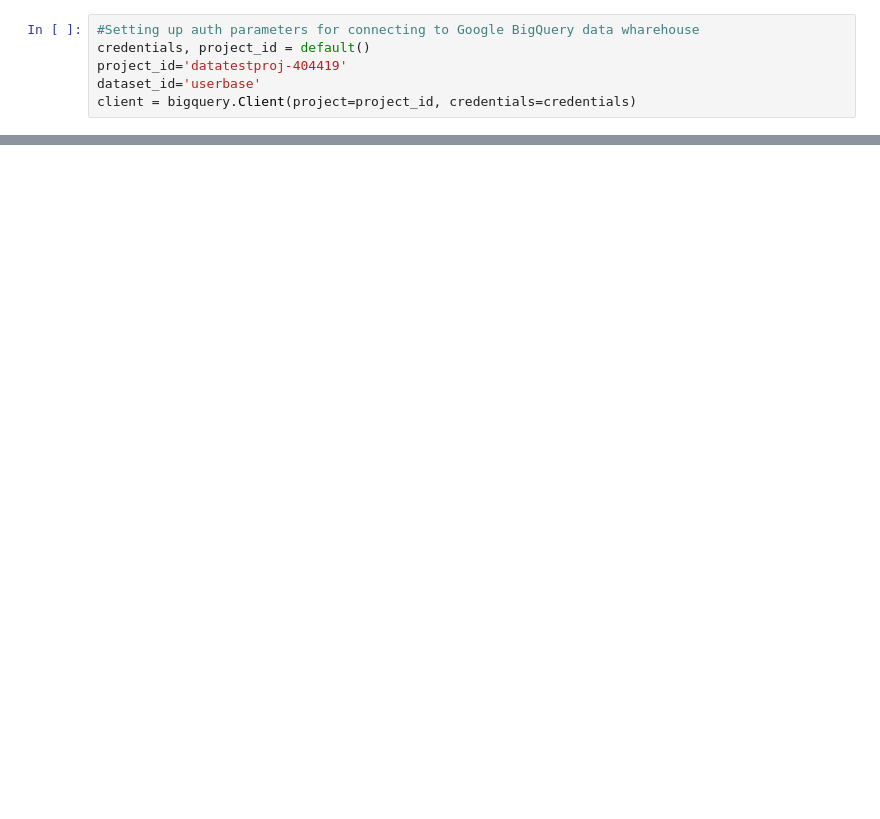
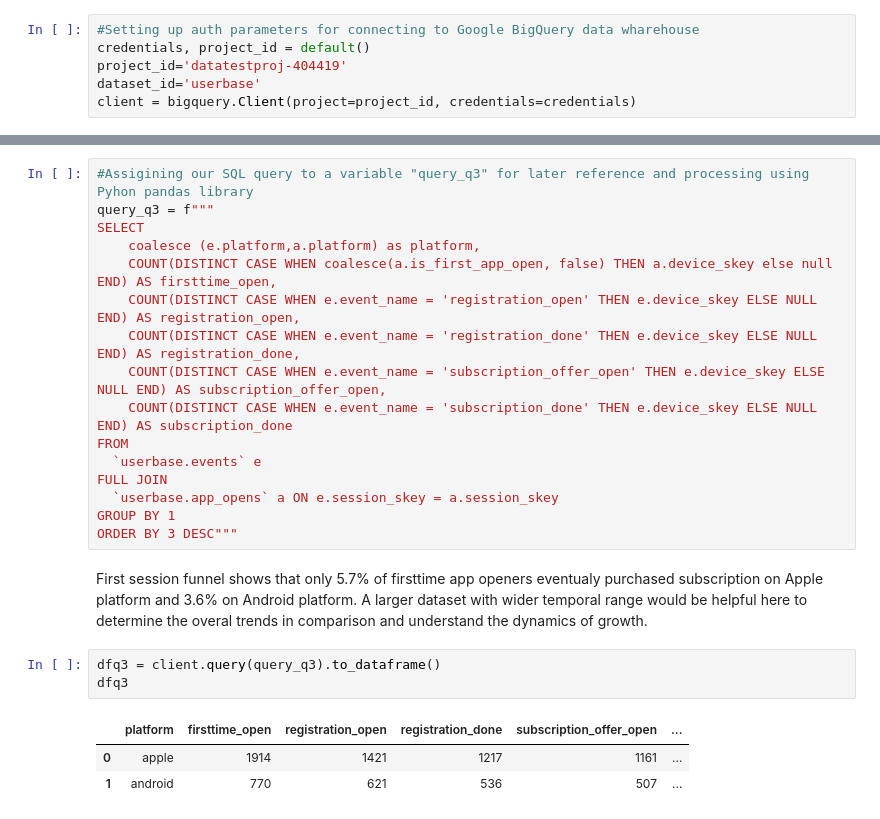
Before and after one commit to thearseno/pynotebooks, a Jupyter notebook: Growth_Task.ipynb, the cells around one changed output, grey strips where cells are left out. Saved outputs shown, nothing was run; the diff lists cells and outputs as text; blank space fills up the shorter version.

```diff
--- a/Growth_Task.ipynb
+++ b/Growth_Task.ipynb
@@ -96,0 +140,25 @@ plt.show()
+# %%
+#Assigining our SQL query to a variable "query_q3" for later reference and processing using Pyhon pandas library
+query_q3 = f"""
+SELECT
+    coalesce (e.platform,a.platform) as platform,
+    COUNT(DISTINCT CASE WHEN coalesce(a.is_first_app_open, false) THEN a.device_skey else null END) AS firsttime_open,
+    COUNT(DISTINCT CASE WHEN e.event_name = 'registration_open' THEN e.device_skey ELSE NULL END) AS registration_open,
+    COUNT(DISTINCT CASE WHEN e.event_name = 'registration_done' THEN e.device_skey ELSE NULL END) AS registration_done,
+    COUNT(DISTINCT CASE WHEN e.event_name = 'subscription_offer_open' THEN e.device_skey ELSE NULL END) AS subscription_offer_open,
+    COUNT(DISTINCT CASE WHEN e.event_name = 'subscription_done' THEN e.device_skey ELSE NULL END) AS subscription_done
+FROM
+  `userbase.events` e
+FULL JOIN
+  `userbase.app_opens` a ON e.session_skey = a.session_skey
+GROUP BY 1
+ORDER BY 3 DESC"""
+# %% [markdown]
+First session funnel shows that only 5.7% of firsttime app openers eventualy purchased subscription on Apple platform and 3.6% on Android platform. A larger dataset with wider temporal range would be helpful here to determine the overal trends in comparison and understand the dynamics of growth.
+# %%
+dfq3 = client.query(query_q3).to_dataframe()
+dfq3
+# %% [output]
+|  | platform | firsttime_open | registration_open | registration_done | subscription_offer_open | ... |
+| 0 | apple | 1914 | 1421 | 1217 | 1161 | ... |
+| 1 | android | 770 | 621 | 536 | 507 | ... |
```
Also changed, not shown: parts of 41 cells of this notebook.
